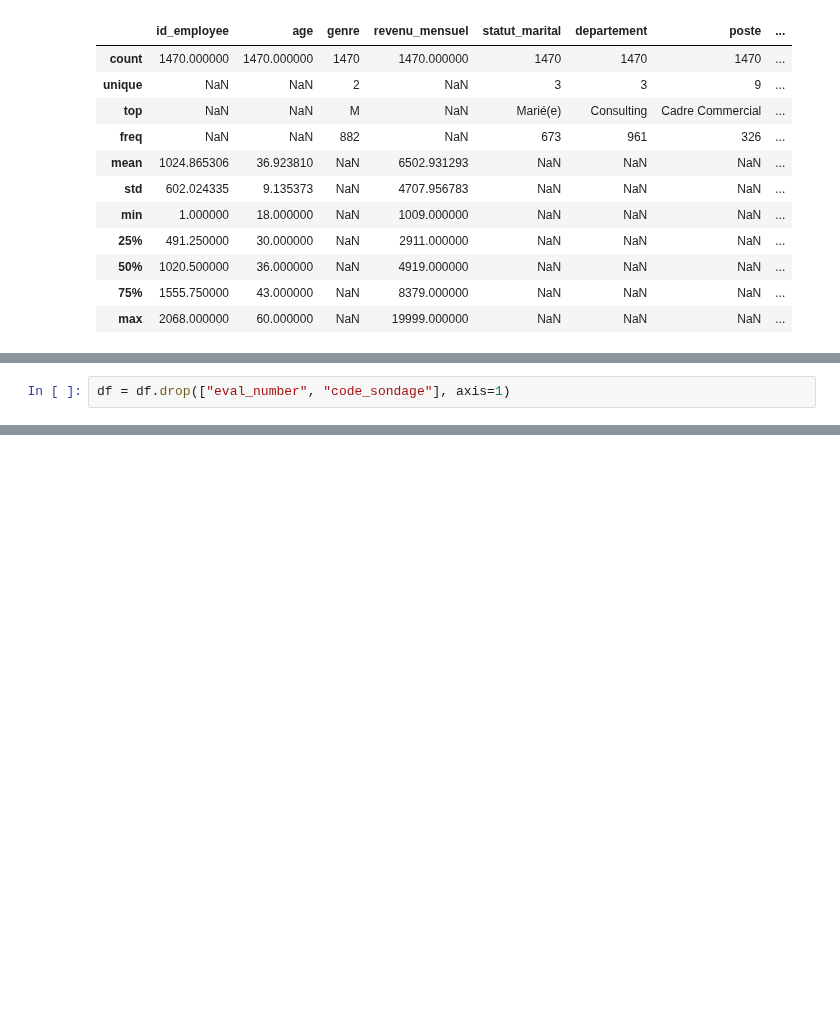
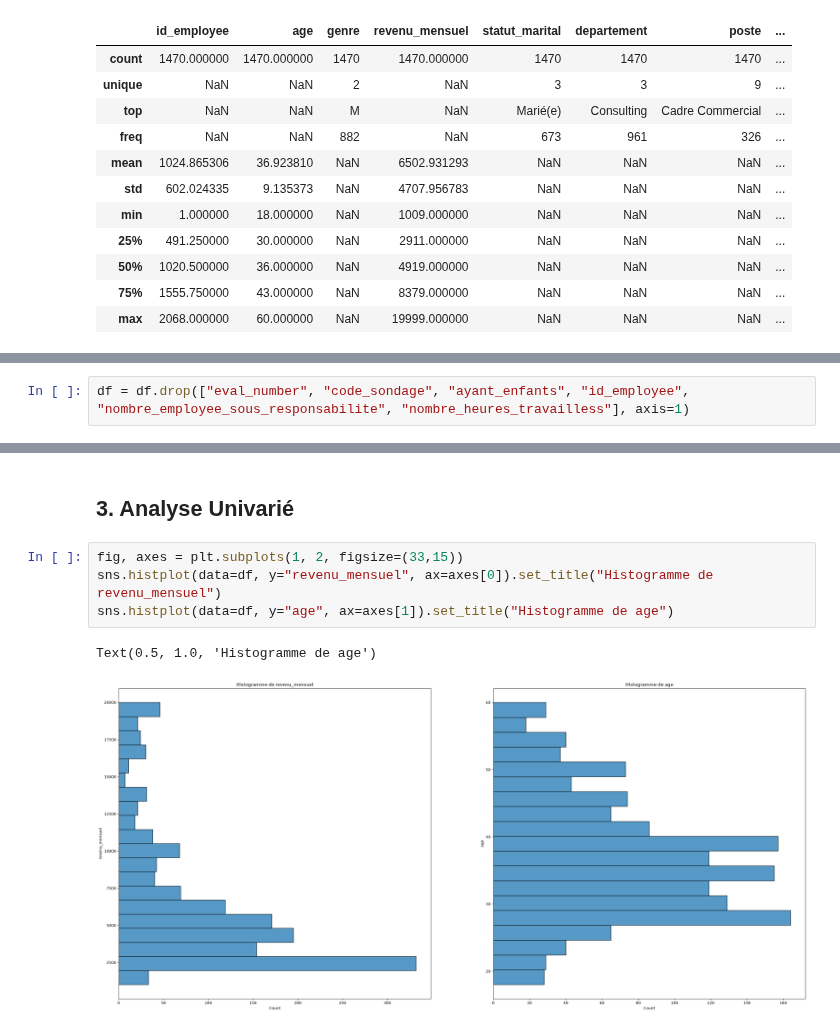
Before and after one commit to alxvnt/Projet4_AI, a Jupyter notebook: notebooks/Analyse_exploratoire.ipynb, the cells around one changed output, grey strips where cells are left out. Saved outputs shown, nothing was run; the diff lists cells and outputs as text; blank space fills up the shorter version.

```diff
--- a/notebooks/Analyse_exploratoire.ipynb
+++ b/notebooks/Analyse_exploratoire.ipynb
@@ -178,2 +161,2 @@ Les colonnes **eval_number** et **code_sondage** font doublon de **id_employe**.
 # %%
-df = df.drop(["eval_number", "code_sondage"], axis=1)
+df = df.drop(["eval_number", "code_sondage", "ayant_enfants", "id_employee", "nombre_employee_sous_responsabilite", "nombre_heures_travailless"], axis=1)
@@ -193,0 +178,9 @@ Name: count, dtype: int64
+# %% [markdown]
+## 3. Analyse Univarié
+# %%
+fig, axes = plt.subplots(1, 2, figsize=(33,15))
+sns.histplot(data=df, y="revenu_mensuel", ax=axes[0]).set_title("Histogramme de revenu_mensuel")
+sns.histplot(data=df, y="age", ax=axes[1]).set_title("Histogramme de age")
+# %% [output]
+Text(0.5, 1.0, 'Histogramme de age')
+[figure, added]
```
Also changed, not shown: parts of 8 cells of this notebook, 2 other files.
